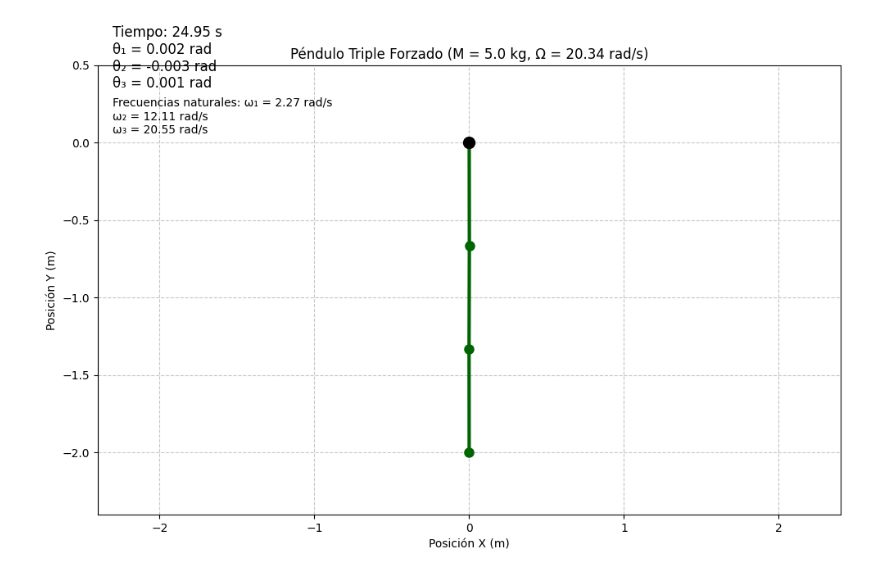
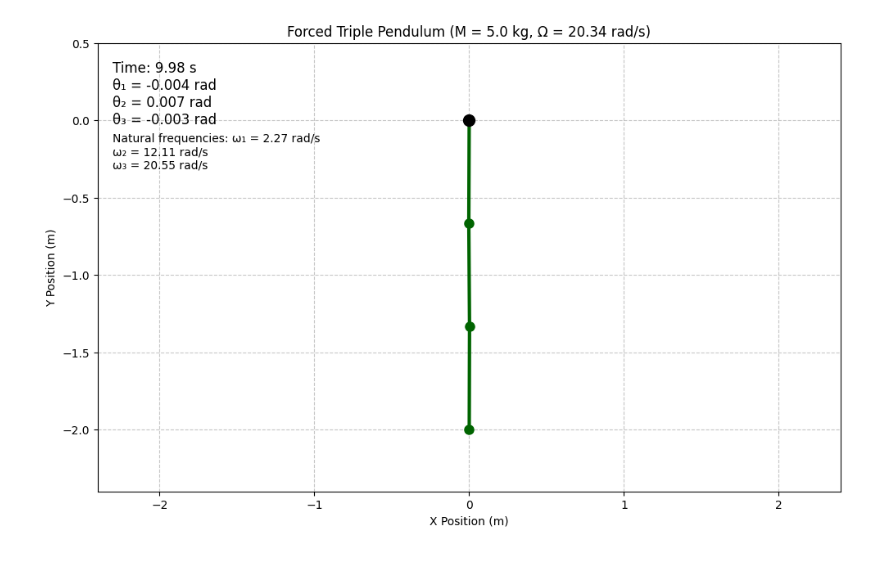
Before and after one commit to miguelgalviseli/Proyect_Hanging_string, a Jupyter notebook: simulation.ipynb, the cells around one changed output. Drawn from its saved outputs; the diff is of its cells as text; code cells hidden in the pictures.

```diff
--- a/simulation.ipynb
+++ b/simulation.ipynb
@@ -326,83 +446,90 @@ Modo 3 (ω₃): A₃ = [ 1.35205131 -2.58898185  1.28159939]
 # %%
-# --- PARÁMETROS DEL SISTEMA ---
-L = 2.0      # Longitud total de la cuerda (m)
-m = 2.0      # Masa total de la cuerda (kg)
-M = 5.0      # Masa en el extremo (kg)
-g = 9.81     # Aceleración de la gravedad (m/s²)
-F0 = 2.0     # Amplitud de la fuerza de forzamiento (N)
-l = L / 3    # Longitud de cada péndulo
+import numpy as np
+import matplotlib.pyplot as plt
+from matplotlib.animation import FuncAnimation
+from scipy.linalg import eigh
 
-# Masas equivalentes
-m1 = m / 3          # Masa del primer péndulo
-m2 = m / 3          # Masa del segundo péndulo
-m3_prime = m/3 + M  # Masa efectiva del tercer péndulo (incluye M)
+# --- SYSTEM PARAMETERS ---
+L = 2.0      # Total length of the string (m)
+m = 2.0      # Total mass of the string (kg)
+M = 5.0      # Mass at the end (kg)
+g = 9.81     # Acceleration of gravity (m/s^2)
+F0 = 2.0     # Amplitude of the forcing force (N)
+l = L / 3    # Length of each pendulum segment
 
-# --- MATRICES T Y V ---
-# Matriz de energía cinética T
+# Equivalent masses
+m1 = m / 3          # Mass of the first pendulum
+m2 = m / 3          # Mass of the second pendulum
+m3_prime = m/3 + M  # Effective mass of the third pendulum (includes M)
+
+# --- T AND V MATRICES ---
+# Kinetic energy matrix T
 T_matrix = (l**2) * np.array([
     [m + M,          (2*m/3) + M,     m3_prime],
     [(2*m/3) + M,    (2*m/3) + M,     m3_prime],
     [m3_prime,       m3_prime,         m3_prime]
 ])
 
-# Matriz de energía potencial V
+# Potential energy matrix V
 V_matrix = (g * l) * np.array([
     [m + M,          0,               0],
     [0,              (2*m/3) + M,     0],
     [0,              0,               m3_prime]
 ])
 
-# --- CÁLCULO DE FRECUENCIAS NATURALES ---
-# Resolver problema de autovalores generalizado: V·a = ω²·T·a
+# --- NATURAL FREQUENCIES CALCULATION ---
+# Solve the generalized eigenvalue problem: V*a = w^2*T*a
 omega_sq, modes = eigh(V_matrix, T_matrix)
 omegas = np.sqrt(omega_sq)
-print(f"Frecuencias naturales: ω₁ = {omegas[0]:.3f} rad/s, ω₂ = {omegas[1]:.3f} rad/s, ω₃ = {omegas[2]:.3f} rad/s")
+print(f"Natural frequencies: ω₁ = {omegas[0]:.3f} rad/s, ω₂ = {omegas[1]:.3f} rad/s, ω₃ = {omegas[2]:.3f} rad/s")
 
-# --- CONFIGURACIÓN DE FORZAMIENTO ---
-Omega = omegas[2] * 0.99  # Frecuencia cerca de ω₃
-print(f"Frecuencia de forzamiento: Ω = {Omega:.3f} rad/s")
+# --- FORCING SETUP ---
+forcing_omega = omegas[2] * 0.99  # Frequency near ω₃
+print(f"Forcing frequency: Ω = {forcing_omega:.3f} rad/s")
 
-# Vector de fuerza generalizada (aplicada al último péndulo)
+# Generalized force vector (applied to all pendulum bobs)
 Q0 = l * F0 * np.array([1.0, 1.0, 1.0])
 
-# --- CÁLCULO DE AMPLITUDES ---
-# Matriz dinámica: K_dyn = V - Ω²·T
-K_dyn = V_matrix - (Omega**2) * T_matrix
+# --- AMPLITUDE CALCULATION ---
+# Dynamic matrix: K_dyn = V - Ω²*T
+K_dyn = V_matrix - (forcing_omega**2) * T_matrix
 
-# Resolver: K_dyn·A = Q0
+# Solve: K_dyn*A = Q0
 A = np.linalg.solve(K_dyn, Q0)
 print(f"Amplitudes: A₁ = {A[0]:.3f} rad, A₂ = {A[1]:.3f} rad, A₃ = {A[2]:.3f} rad")
 
-# --- ANIMACIÓN ---
+# --- ANIMATION ---
 fig, ax = plt.subplots(figsize=(10, 8))
 ax.set_xlim(-L*1.2, L*1.2)
 ax.set_ylim(-L*1.2, 0.5)
 ax.set_aspect('equal')
 ax.grid(True, linestyle='--', alpha=0.7)
-ax.set_title(f'Péndulo Triple Forzado (M = {M} kg, Ω = {Omega:.2f} rad/s)')
-ax.set_xlabel('Posición X (m)')
-ax.set_ylabel('Posición Y (m)')
+ax.set_title(f'Forced Triple Pendulum (M = {M} kg, Ω = {forcing_omega:.2f} rad/s)')
+ax.set_xlabel('X Position (m)')
+ax.set_ylabel('Y Position (m)')
 
 line, = ax.plot([], [], 'o-', lw=3, markersize=8, color='darkgreen')
 pivot = ax.plot(0, 0, 'ko', markersize=10)[0]
-time_text = ax.text(0.02, 0.95, '', transform=ax.transAxes, fontsize=12)
-info_text = ax.text(0.02, 0.85, '', transform=ax.transAxes, fontsize=10)
+time_text = ax.text(0.02, 0.96, '', transform=ax.transAxes, fontsize=12, verticalalignment='top')
+info_text = ax.text(0.02, 0.80, '', transform=ax.transAxes, fontsize=10, verticalalignment='top')
 
 def init():
+    """Initializes the animation plot."""
     line.set_data([], [])
     time_text.set_text('')
-    info_text.set_text(f'Frecuencias naturales: ω₁ = {omegas[0]:.2f} rad/s\nω₂ = {omegas[1]:.2f} rad/s\nω₃ = {omegas[2]:.2f} rad/s')
+    info_text.set_text(f'Natural frequencies: ω₁ = {omegas[0]:.2f} rad/s\nω₂ = {omegas[1]:.2f} rad/s\nω₃ = {omegas[2]:.2f} rad/s')
     return line, time_text, info_text
 
 def update(frame):
-    t = frame * 0.05  # Paso de tiempo
+    """Updates the animation at each frame."""
+    t = frame * 0.02  # Time step
 
-    # Ángulos (solución forzada)
-    theta1 = A[0] * np.cos(Omega * t)
-    theta2 = A[1] * np.cos(Omega * t)
-    theta3 = A[2] * np.cos(Omega * t)
+    # Angles (steady-state forced solution)
+    theta1 = A[0] * np.cos(forcing_omega * t)
+    theta2 = A[1] * np.cos(forcing_omega * t)
+    theta3 = A[2] * np.cos(forcing_omega * t)
 
-    # Posiciones de las masas
+    # Positions of the masses
     x0, y0 = 0, 0
     x1 = l * np.sin(theta1)
     y1 = -l * np.cos(theta1)
@@ -411,19 +538,19 @@ def update(frame):
     x3 = x2 + l * np.sin(theta3)
     y3 = y2 - l * np.cos(theta3)
 
-    # Actualizar línea
+    # Update line
     line.set_data([x0, x1, x2, x3], [y0, y1, y2, y3])
-    time_text.set_text(f'Tiempo: {t:.2f} s\n'
-                      f'θ₁ = {theta1:.3f} rad\nθ₂ = {theta2:.3f} rad\nθ₃ = {theta3:.3f} rad')
+    time_text.set_text(f'Time: {t:.2f} s\n'
+                       f'θ₁ = {theta1:.3f} rad\nθ₂ = {theta2:.3f} rad\nθ₃ = {theta3:.3f} rad')
     return line, time_text, pivot
 
-# Configuración de animación
+# Animation setup
 ani = FuncAnimation(fig, update, frames=500,
                     init_func=init, blit=True, interval=20)
 
-# Guardar animación (opcional)
-ani.save('pendulo_triple_forzado.gif', writer='pillow', fps=25)
-# ani.save('pendulo_triple_forzado.mp4', writer='ffmpeg', fps=25, dpi=150)
+# Save animation (optional)
+ani.save('forced_triple_pendulum.gif', writer='pillow', fps=50)
+# ani.save('forced_triple_pendulum.mp4', writer='ffmpeg', fps=50, dpi=150)
 
 plt.tight_layout()
 plt.show()
@@ -433,2 +560,2 @@ Frecuencia de forzamiento: Ω = 20.342 rad/s
 Amplitudes: A₁ = 0.010 rad, A₂ = -0.019 rad, A₃ = 0.008 rad
-[figure, old version]
+[figure, new version]
```
Also changed, not shown: parts of 4 cells of this notebook, 10 other files.
